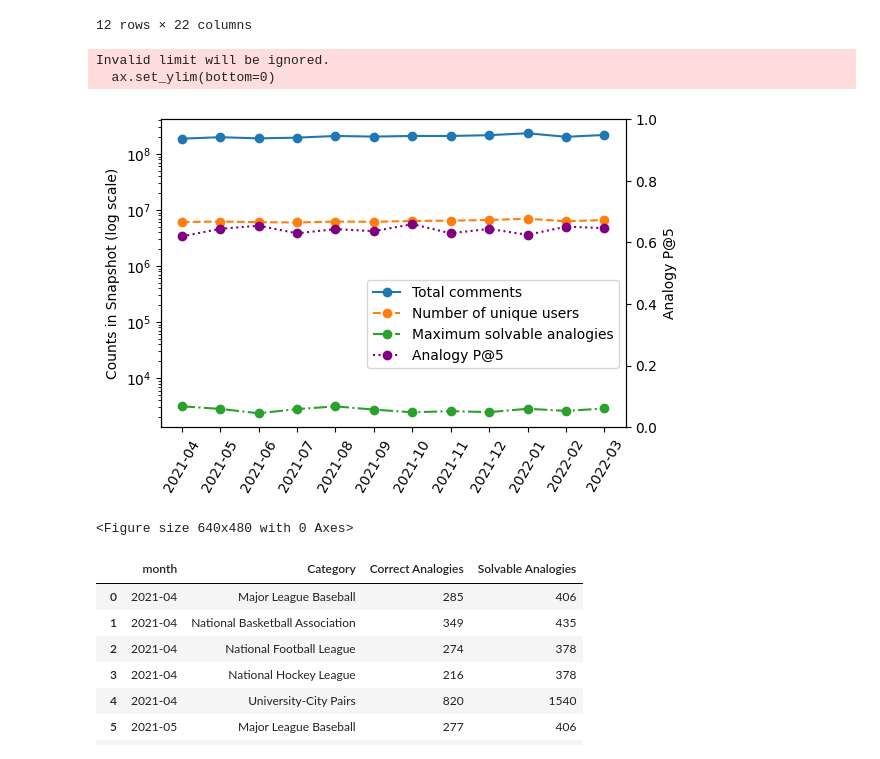
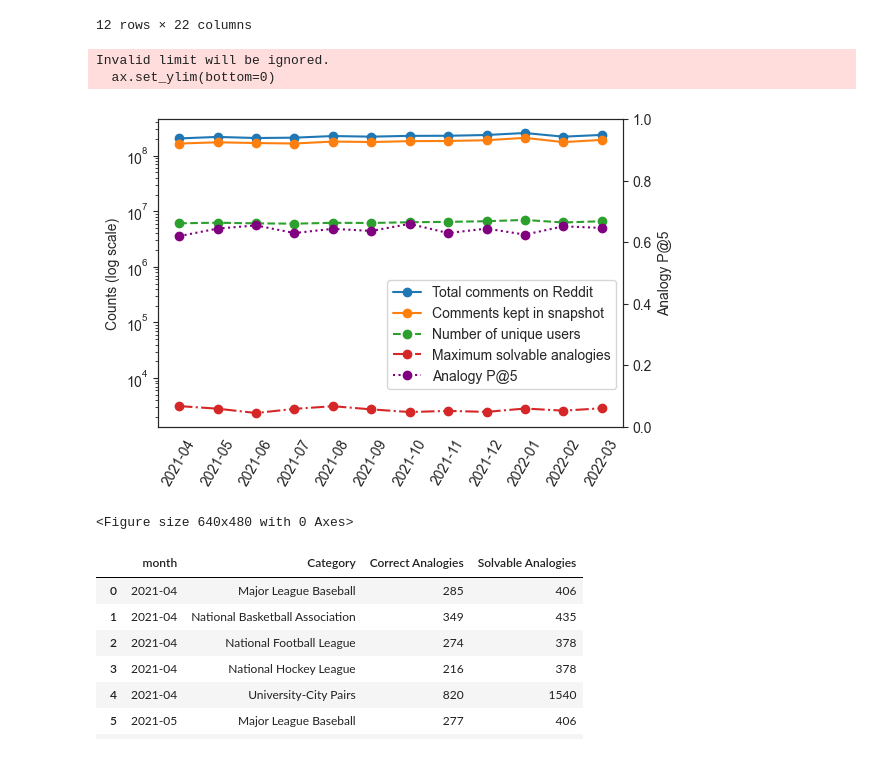
Before and after one commit to UMassCDS/IHOP-Reddit, a Jupyter notebook: notebooks/plot_final_community2vec_results.ipynb, the cells around one changed output. Drawn from its saved outputs; the diff is of its cells as text; code cells hidden in the pictures.

Commit message:
More paper visuals and stats

```diff
--- a/notebooks/plot_final_community2vec_results.ipynb
+++ b/notebooks/plot_final_community2vec_results.ipynb
@@ -7,6 +7,9 @@ import matplotlib.pyplot as plt
 import numpy as np
 import pandas as pd
 import seaborn as sns
+
+sns.set_style("white")
+#sns.set_palette("Dark2")
 # %%
 
 DATA_ROOT = Path("../data")
@@ -38,3 +93,17 @@ season_dates=[[("2021-04", "2021-10")], [("2021-10", "2022-03"),  ("2021-04", "2
+# %%
+# month -> (total comments before filtering, total comments after filtering (used to train community2vec))
+comment_count_data = {'2021-04': (204573086, 165431531),
+                      '2021-05': (217655366, 174291982),
+                      '2021-06': (208027069, 168922003),
+                      '2021-07': (210955954, 165683950),
+                      '2021-08': (225681244, 179647814),
+                      '2021-09': (220086513, 176233130),
+                      '2021-10': (227527379, 182695616),
+                      '2021-11': (228289963, 184059922),
+                      '2021-12': (235807471, 189840214),
+                      '2022-01': (256033311, 209502492),
+                      '2022-02': (219927645, 175496144),
+                      '2022-03': (236554668, 192639244)}
 # %%
 metrics_list = []
 detailed_analogy_results_list = []
@@ -60,13 +129,11 @@ for m in MONTHS:
                                               "Solvable Analogies": solvable_analogies
                                             })
 
-    comment_counts_df = pd.read_csv(C2V_ROOT / f"RC_{m}" / "subreddit_counts.csv", header=0)
-    total_comments = comment_counts_df["count"].sum()
-    month_metrics["total_comments"] = total_comments
+    month_metrics["total_comments"] = comment_count_data[m][0]
+    month_metrics["community2vec_comments"] = comment_count_data[m][1]
     metrics_list.append(month_metrics)
 
 metrics_df = pd.DataFrame.from_records(metrics_list)
-metrics_df["total_comments_log"] =  np.log(metrics_df["total_comments"])
 metrics_df["unique_users_log"] = np.log(metrics_df["num_users"])
 display(metrics_df)
 # %% [output]
@@ -86,34 +153,35 @@ display(metrics_df)
 12 rows × 22 columns
 # %%
 fig, ax = plt.subplots(figsize=[6,4])
-comments_line = ax.plot('month', 'total_comments', data=metrics_df, label="Total comments", marker='o')
+total_comments_line = ax.plot('month', 'total_comments', data=metrics_df, label="Total comments on Reddit", marker='o')
+snapshot_comments_line = ax.plot('month', 'community2vec_comments', data=metrics_df, label="Comments kept in snapshot", marker='o')
 users_line = ax.plot('month', 'num_users', data=metrics_df, label="Number of unique users", linestyle="--", marker='o')
 analogies_line = ax.plot('month', 'total_analogies_available', data=metrics_df, label="Maximum solvable analogies", linestyle="-.", marker='o')
 ax.set_yscale('log')
-ax.set_ylabel("Counts in Snapshot (log scale)")
+ax.set_ylabel("Counts (log scale)")
 ax.set_ylim(bottom=0)
 plt.legend()
 plt.xticks(rotation=60)
 
 ax2 = ax.twinx()
 p_line = ax2.plot("month", "analogy_accuracy", data=metrics_df, label="Analogy P@5", color="purple", linestyle=":", marker='o')
 ax2.set_ylim(0,1)
 ax2.set_ylabel("Analogy P@5")
 
-lns = comments_line + users_line + analogies_line + p_line
+lns = total_comments_line + snapshot_comments_line + users_line + analogies_line + p_line
 labs = [l.get_label() for l in lns]
 ax.legend(lns, labs, loc="best", bbox_to_anchor=(1, 0.5))
 
 
 plt.savefig(VIZ_PATH / "snapshot_stats.png", bbox_inches="tight")
 
 
 plt.show()
 plt.clf()
 # %% [output]
 Invalid limit will be ignored.
   ax.set_ylim(bottom=0)
-[figure, old version]
+[figure, new version]
 <Figure size 640x480 with 0 Axes>
 # %%
 analogies_df = pd.DataFrame.from_records(detailed_analogy_results_list)
```
Also changed, not shown: parts of 1 cell of this notebook.
